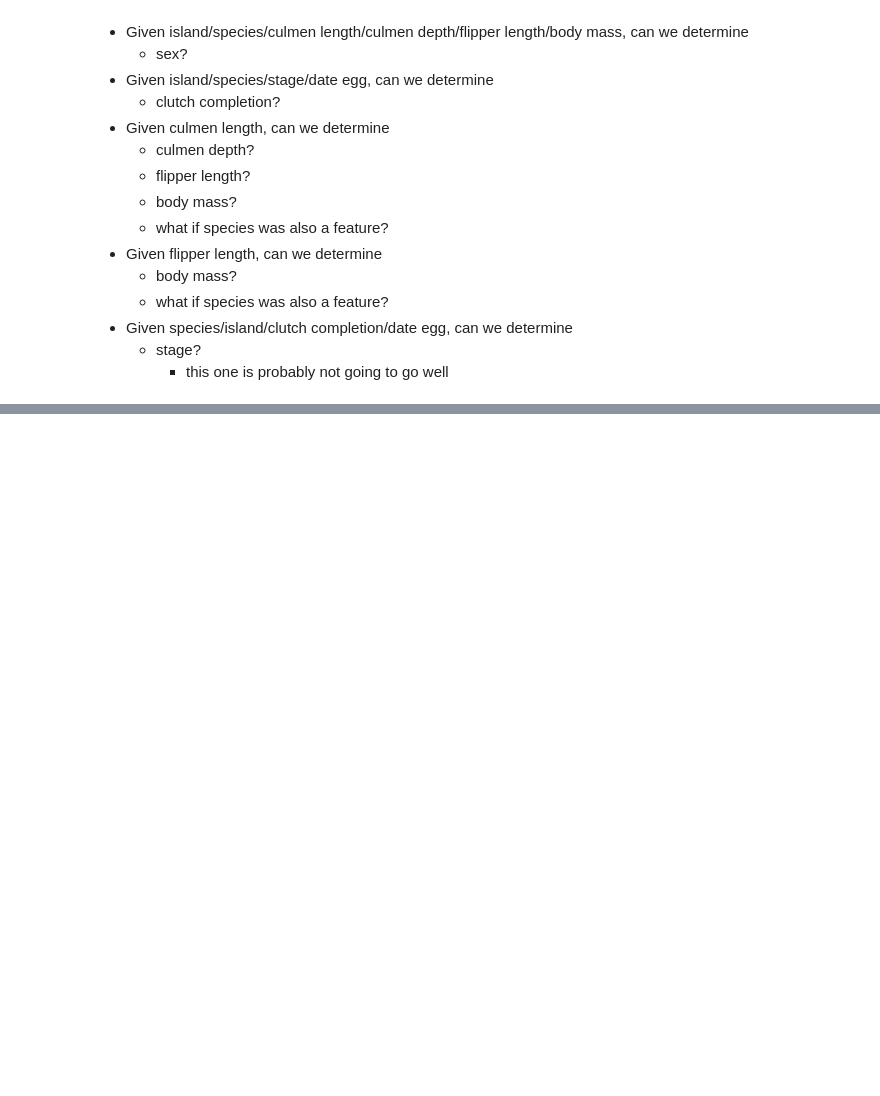
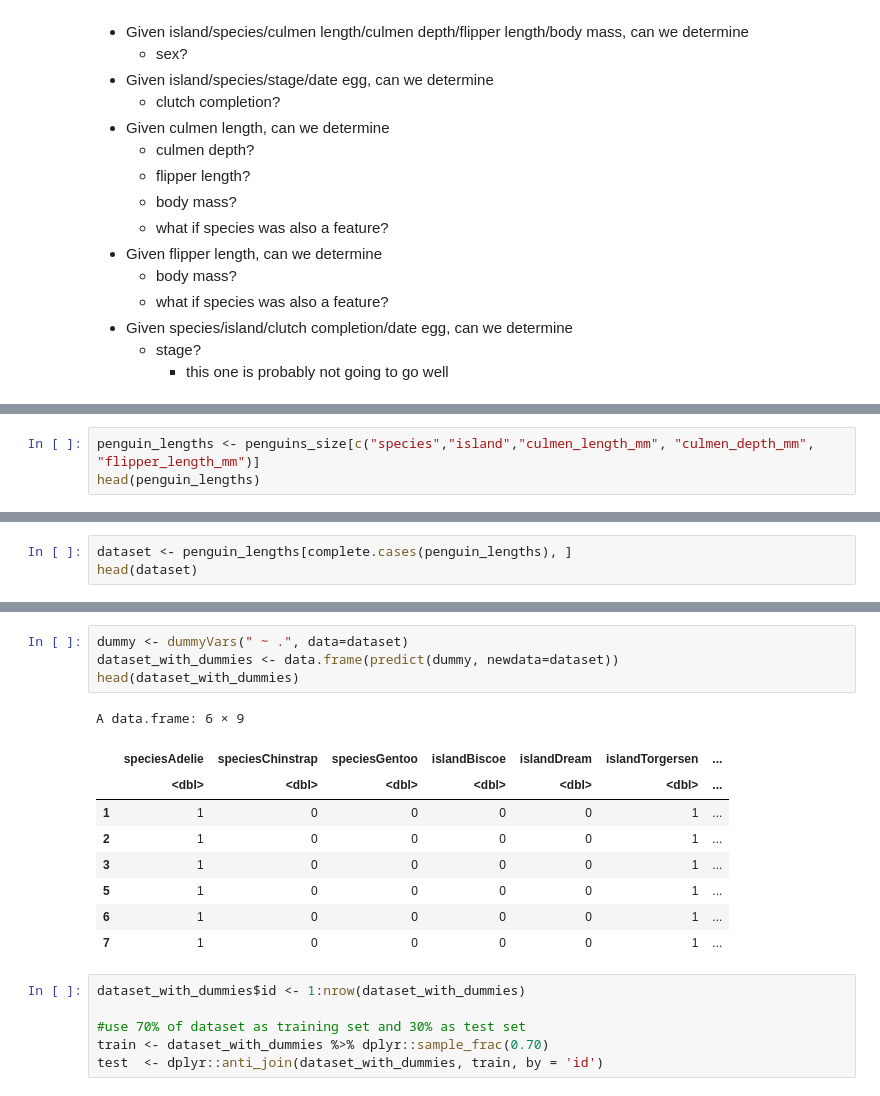
Before and after one commit to benbielin/penguins, a Jupyter notebook: penguin-machine-learning.ipynb, the cells around one changed output, grey strips where cells are left out. Cells and saved outputs as stored; diff of their text form; blank space fills up the shorter version.

```diff
--- a/penguin-machine-learning.ipynb
+++ b/penguin-machine-learning.ipynb
@@ -50,0 +63,3 @@ Some goals for this notebook
+# %%
+penguin_lengths <- penguins_size[c("species","island","culmen_length_mm", "culmen_depth_mm", "flipper_length_mm")]
+head(penguin_lengths)
@@ -50,0 +78,3 @@ Some goals for this notebook
+# %%
+dataset <- penguin_lengths[complete.cases(penguin_lengths), ]
+head(dataset)
@@ -50,0 +109,20 @@ Some goals for this notebook
+# %%
+dummy <- dummyVars(" ~ .", data=dataset)
+dataset_with_dummies <- data.frame(predict(dummy, newdata=dataset))
+head(dataset_with_dummies)
+# %% [output]
+A data.frame: 6 × 9
+|  | speciesAdelie | speciesChinstrap | speciesGentoo | islandBiscoe | islandDream | islandTorgersen | ... |
+|  | <dbl> | <dbl> | <dbl> | <dbl> | <dbl> | <dbl> | ... |
+| 1 | 1 | 0 | 0 | 0 | 0 | 1 | ... |
+| 2 | 1 | 0 | 0 | 0 | 0 | 1 | ... |
+| 3 | 1 | 0 | 0 | 0 | 0 | 1 | ... |
+| 5 | 1 | 0 | 0 | 0 | 0 | 1 | ... |
+| 6 | 1 | 0 | 0 | 0 | 0 | 1 | ... |
+| 7 | 1 | 0 | 0 | 0 | 0 | 1 | ... |
+# %%
+dataset_with_dummies$id <- 1:nrow(dataset_with_dummies)
+
+#use 70% of dataset as training set and 30% as test set
+train <- dataset_with_dummies %>% dplyr::sample_frac(0.70)
+test  <- dplyr::anti_join(dataset_with_dummies, train, by = 'id')
```
Also changed, not shown: parts of 17 cells of this notebook.
